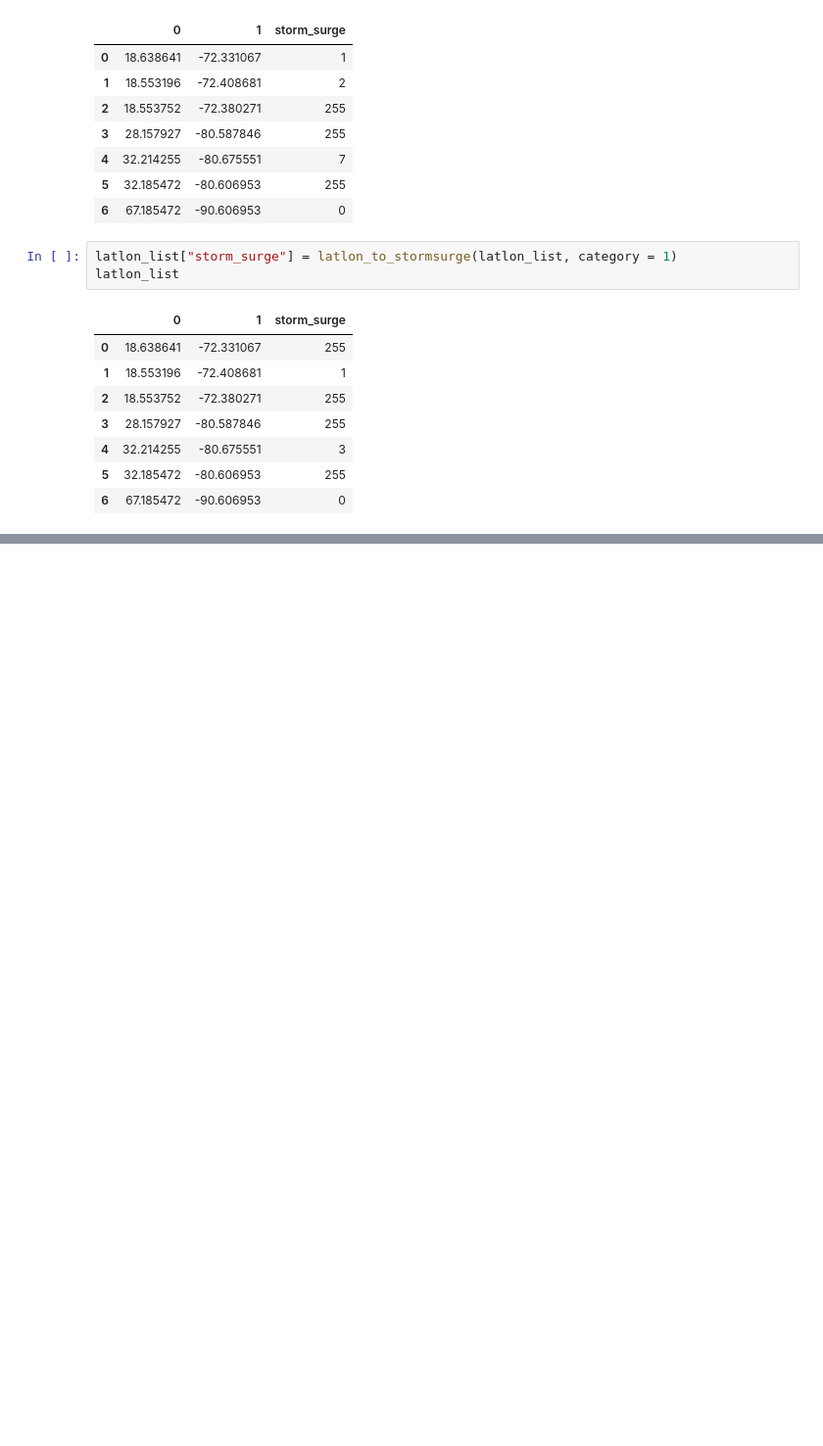
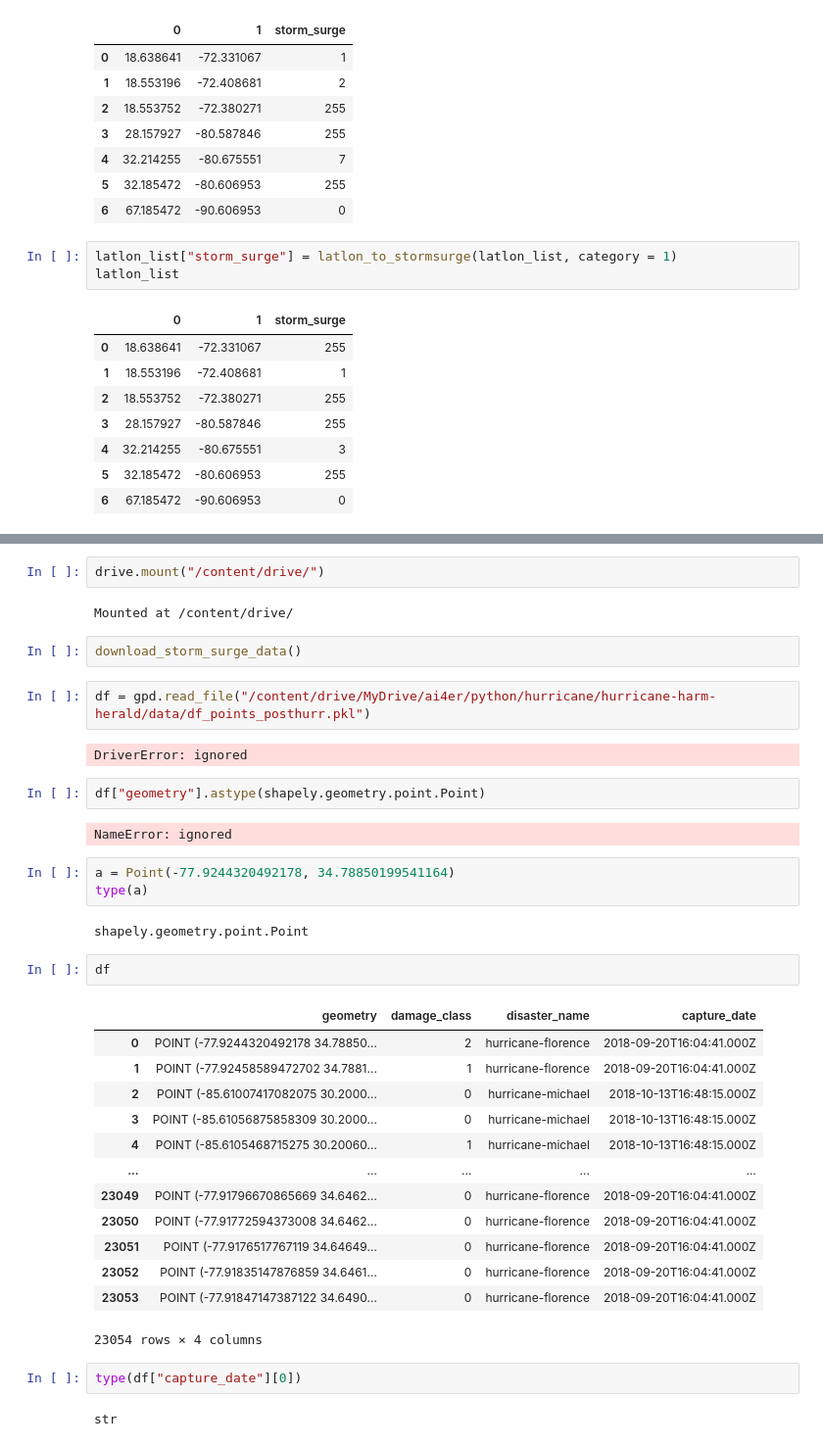
Before and after one commit to ai4er-cdt/hurricane-harm-herald, a Jupyter notebook: notebooks/Storm_Surge_EF.ipynb, the cells around one changed output, grey strips where cells are left out. Shown at 98% size. Saved outputs shown, nothing was run; the diff lists cells and outputs as text; blank space fills up the shorter version.

```diff
--- a/notebooks/Storm_Surge_EF.ipynb
+++ b/notebooks/Storm_Surge_EF.ipynb
@@ -560,0 +543,39 @@ latlon_list
+# %%
+drive.mount("/content/drive/")
+# %% [output]
+Mounted at /content/drive/
+# %%
+download_storm_surge_data()
+# %%
+df = gpd.read_file("/content/drive/MyDrive/ai4er/python/hurricane/hurricane-harm-herald/data/df_points_posthurr.pkl")
+# %% [output]
+DriverError: ignored
+# %%
+df["geometry"].astype(shapely.geometry.point.Point)
+# %% [output]
+NameError: ignored
+# %%
+a = Point(-77.9244320492178, 34.78850199541164)
+type(a)
+# %% [output]
+shapely.geometry.point.Point
+# %%
+df
+# %% [output]
+|  | geometry | damage_class | disaster_name | capture_date |
+| 0 | POINT (-77.9244320492178 34.78850... | 2 | hurricane-florence | 2018-09-20T16:04:41.000Z |
+| 1 | POINT (-77.92458589472702 34.7881... | 1 | hurricane-florence | 2018-09-20T16:04:41.000Z |
+| 2 | POINT (-85.61007417082075 30.2000... | 0 | hurricane-michael | 2018-10-13T16:48:15.000Z |
+| 3 | POINT (-85.61056875858309 30.2000... | 0 | hurricane-michael | 2018-10-13T16:48:15.000Z |
+| 4 | POINT (-85.6105468715275 30.20060... | 1 | hurricane-michael | 2018-10-13T16:48:15.000Z |
+| ... | ... | ... | ... | ... |
+| 23049 | POINT (-77.91796670865669 34.6462... | 0 | hurricane-florence | 2018-09-20T16:04:41.000Z |
+| 23050 | POINT (-77.91772594373008 34.6462... | 0 | hurricane-florence | 2018-09-20T16:04:41.000Z |
+| 23051 | POINT (-77.9176517767119 34.64649... | 0 | hurricane-florence | 2018-09-20T16:04:41.000Z |
+| 23052 | POINT (-77.91835147876859 34.6461... | 0 | hurricane-florence | 2018-09-20T16:04:41.000Z |
+| 23053 | POINT (-77.91847147387122 34.6490... | 0 | hurricane-florence | 2018-09-20T16:04:41.000Z |
+23054 rows × 4 columns
+# %%
+type(df["capture_date"][0])
+# %% [output]
+str
```
Also changed, not shown: parts of 11 cells of this notebook.
